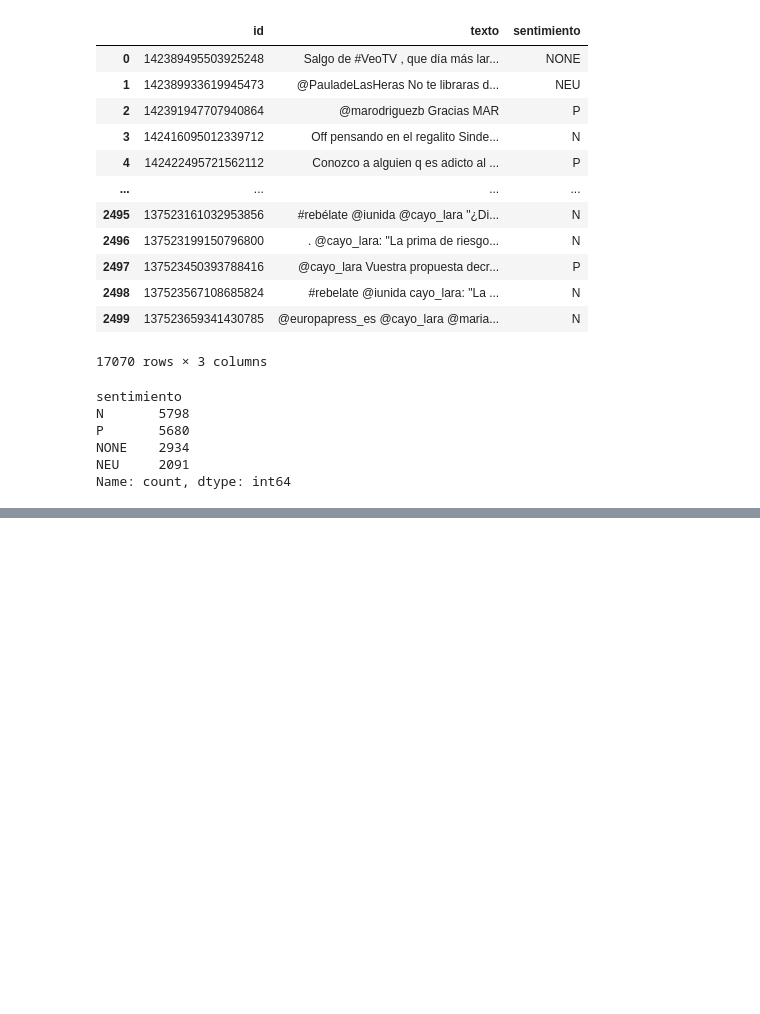
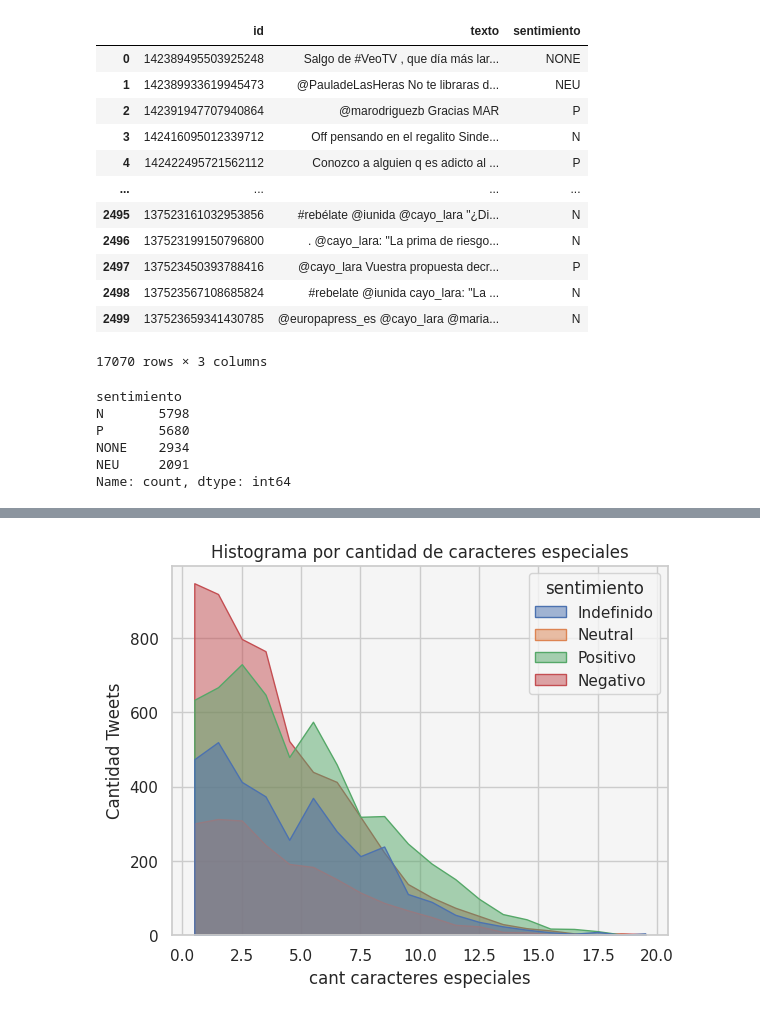
Before and after one commit to Verificado-Profesional/data-collecting, a Jupyter notebook: sentiment-analysis/data-anaylisis.ipynb, the cells around one changed output, grey strips where cells are left out. Saved outputs shown, nothing was run; the diff lists cells and outputs as text; code cells hidden in the pictures; blank space fills up the shorter version.

```diff
--- a/sentiment-analysis/data-anaylisis.ipynb
+++ b/sentiment-analysis/data-anaylisis.ipynb
@@ -674,0 +728,10 @@ Name: count, dtype: int64
+# %%
+def contar_caracteres_especiales(cadena):
+    contador = 0
+    for caracter in cadena:
+        if not caracter.isalnum() and not caracter.isspace() and not caracter.isalpha() and caracter != '@' and caracter != '#' :
+            contador += 1
+    return contador
+# %%
+df_integrated['cant caracteres especiales'] = df_integrated.texto.apply(lambda x:  contar_caracteres_especiales(x) if x else 0)
+df_integrated
@@ -674,0 +752,7 @@ Name: count, dtype: int64
+# %%
+sns.set(style="whitegrid", rc={"axes.facecolor": "#f5f5f5"})
+ax = sns.histplot(x='cant caracteres especiales', data=df_integrated, color='#5f78ff', alpha=0.5, binrange=(0, 20),  bins=20, hue='sentimiento', element='poly').set_title('Histograma por cantidad de caracteres especiales')
+plt.ylabel('Cantidad Tweets')
+plt.show()
+# %% [output]
+[figure, added]
```
Also changed, not shown: parts of 21 cells of this notebook.
